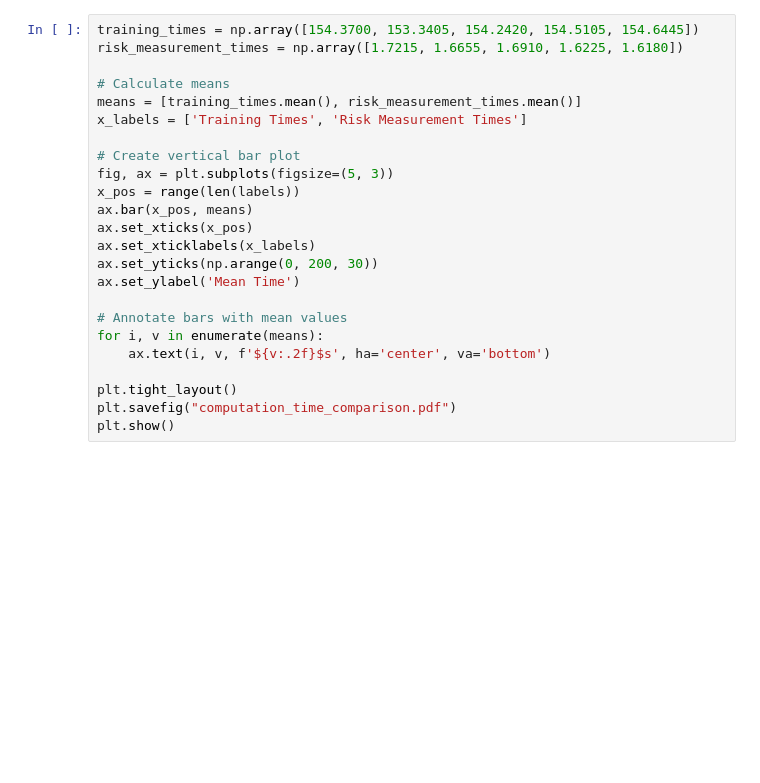
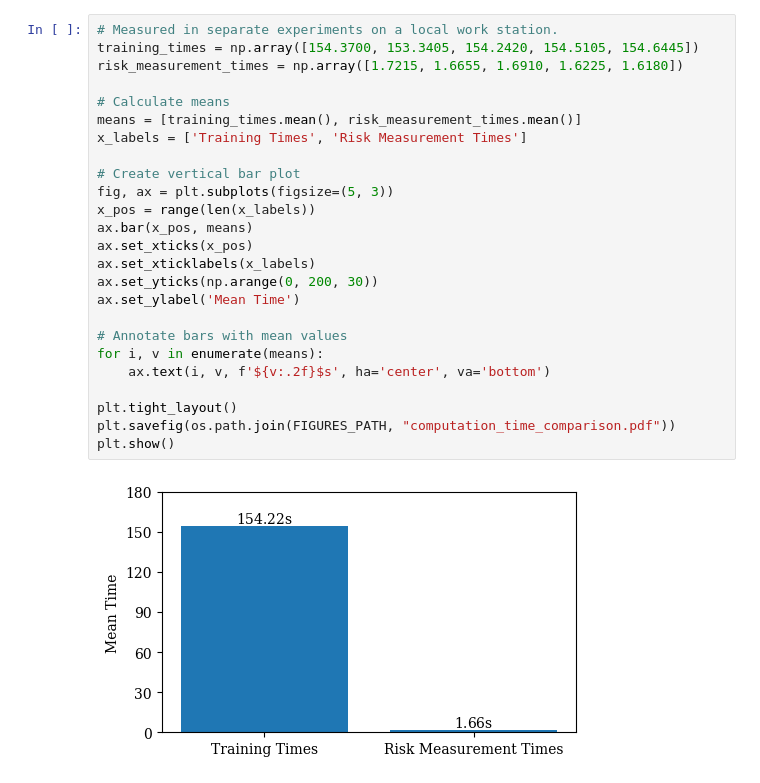
Before and after one commit to glhr/multi-annotator-machine-learning, a Jupyter notebook: empirical_evaluation/jupyter_notebooks/analyze_results.ipynb, the cells around one changed output. Cells and saved outputs as stored; diff of their text form; blank space fills up the shorter version.

```diff
--- a/empirical_evaluation/jupyter_notebooks/analyze_results.ipynb
+++ b/empirical_evaluation/jupyter_notebooks/analyze_results.ipynb
@@ -1508,24 +1210,27 @@ plt.show()
 # %%
+# Measured in separate experiments on a local work station.
 training_times = np.array([154.3700, 153.3405, 154.2420, 154.5105, 154.6445])
 risk_measurement_times = np.array([1.7215, 1.6655, 1.6910, 1.6225, 1.6180])
 
 # Calculate means
 means = [training_times.mean(), risk_measurement_times.mean()]
 x_labels = ['Training Times', 'Risk Measurement Times']
 
 # Create vertical bar plot
 fig, ax = plt.subplots(figsize=(5, 3))
-x_pos = range(len(labels))
+x_pos = range(len(x_labels))
 ax.bar(x_pos, means)
 ax.set_xticks(x_pos)
 ax.set_xticklabels(x_labels)
 ax.set_yticks(np.arange(0, 200, 30))
 ax.set_ylabel('Mean Time')
 
 # Annotate bars with mean values
 for i, v in enumerate(means):
     ax.text(i, v, f'${v:.2f}$s', ha='center', va='bottom')
 
 plt.tight_layout()
-plt.savefig("computation_time_comparison.pdf")
+plt.savefig(os.path.join(FIGURES_PATH, "computation_time_comparison.pdf"))
 plt.show()
+# %% [output]
+[figure, added]
```
Also changed, not shown: parts of 28 cells of this notebook, 1 other file.
